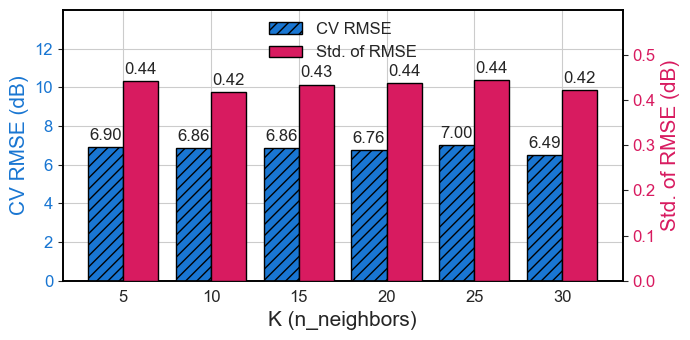
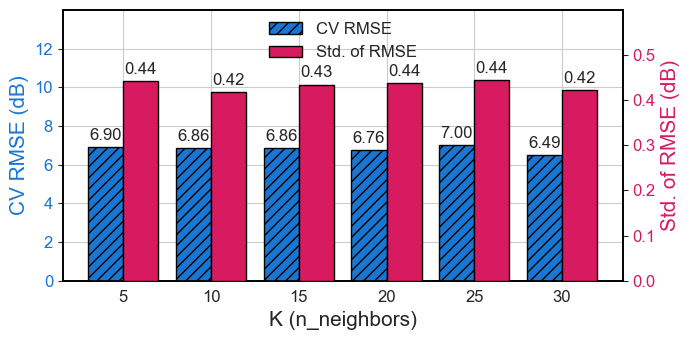
The change to this notebook cell's code, shown as a diff; its figure went from the first image to the second:
--- before
+++ after
@@ -60,5 +60,5 @@
 fig.tight_layout()
 fig_path = os.path.join(FIGURES_DIR, "KNN_bestRMSE_STD_perK.png")
-plt.savefig(fig_path, dpi=2000, bbox_inches="tight", pad_inches=0.03)
+plt.savefig(fig_path, dpi=600, bbox_inches="tight", pad_inches=0.03)
 plt.show()
 print(f"Saved figure: {fig_path}")

Commit: dpi set to 600 for the paper